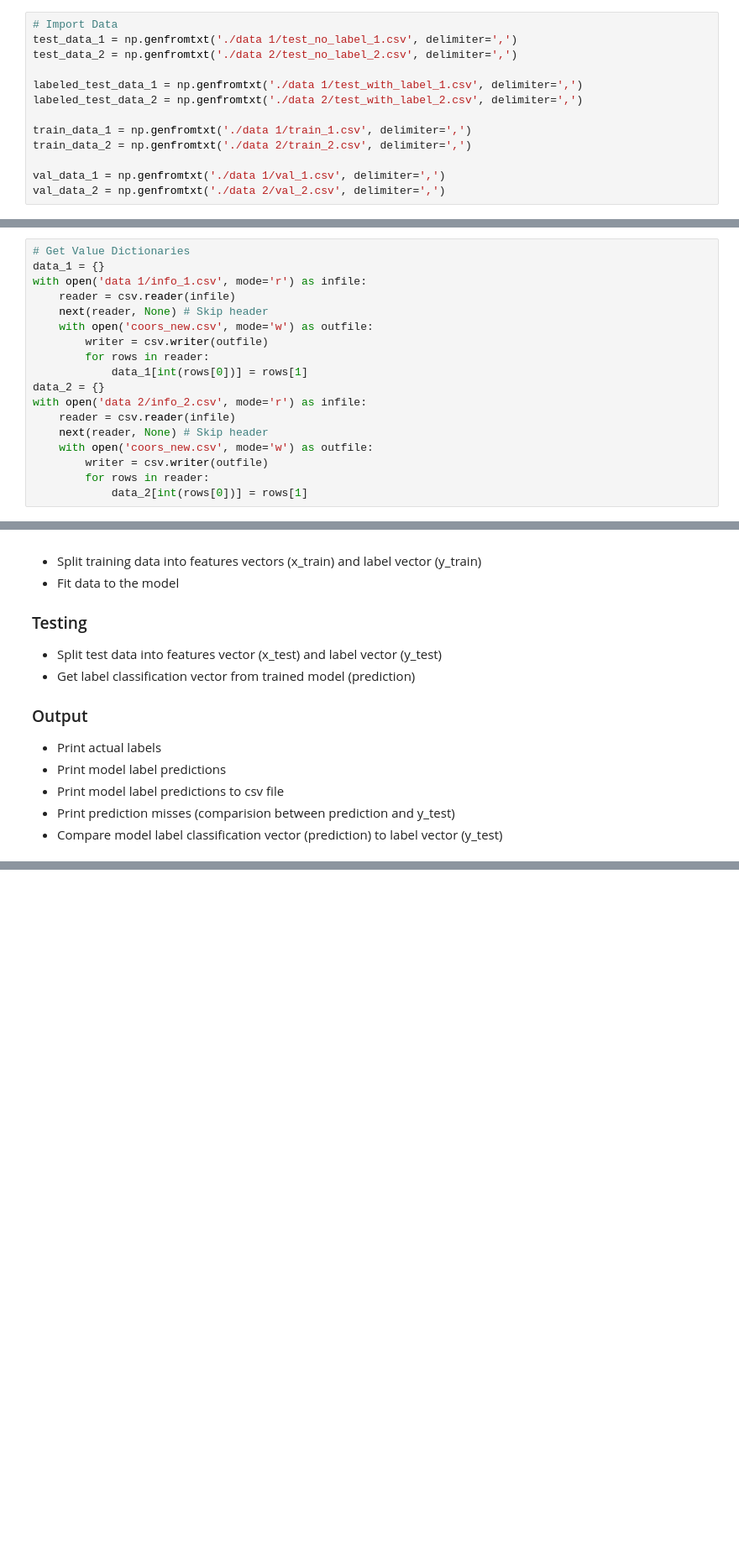
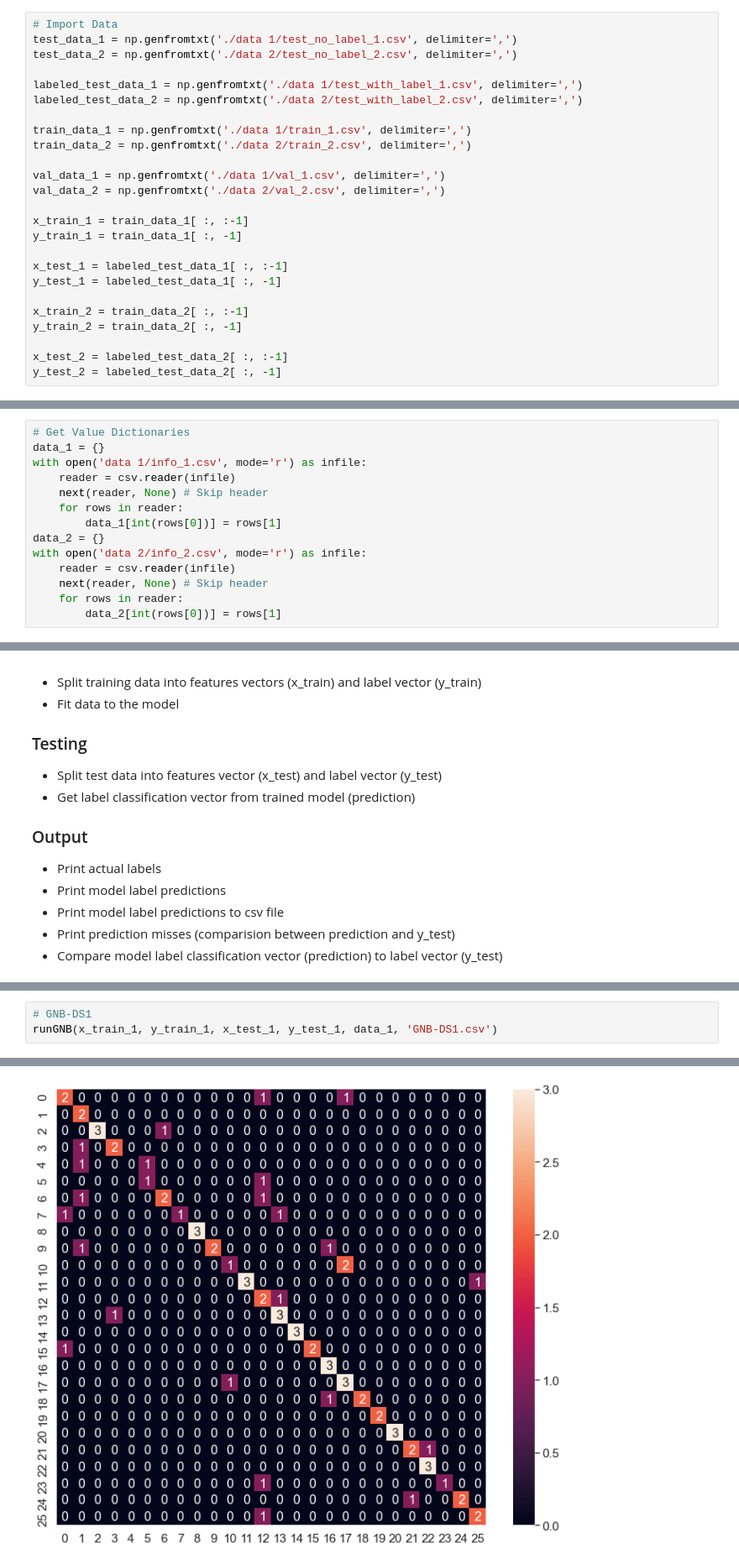
Before and after one commit to BryceHamilton/ML_Workbench, a Jupyter notebook: Assignment 1/MLbench.py.ipynb, the cells around one changed output, grey strips where cells are left out. Shown at 84% size. Drawn from its saved outputs; the diff is of its cells as text; blank space fills up the shorter version.

```diff
--- a/Assignment 1/MLbench.py.ipynb
+++ b/Assignment 1/MLbench.py.ipynb
@@ -42,6 +42,18 @@ train_data_2 = np.genfromtxt('./data 2/train_2.csv', delimiter=',')
 
 val_data_1 = np.genfromtxt('./data 1/val_1.csv', delimiter=',')
 val_data_2 = np.genfromtxt('./data 2/val_2.csv', delimiter=',')
+
+x_train_1 = train_data_1[ :, :-1]
+y_train_1 = train_data_1[ :, -1]
+
+x_test_1 = labeled_test_data_1[ :, :-1]
+y_test_1 = labeled_test_data_1[ :, -1]
+
+x_train_2 = train_data_2[ :, :-1]
+y_train_2 = train_data_2[ :, -1]
+
+x_test_2 = labeled_test_data_2[ :, :-1]
+y_test_2 = labeled_test_data_2[ :, -1]
 # %% [markdown]
 # Reference Dictionaries
 ### Sets up dictionaries to translate values to symbolic names ({0 : 'A', 1 : 'B', etc}
@@ -51,18 +63,14 @@ data_1 = {}
 with open('data 1/info_1.csv', mode='r') as infile:
     reader = csv.reader(infile)
     next(reader, None) # Skip header
-    with open('coors_new.csv', mode='w') as outfile:
-        writer = csv.writer(outfile)
-        for rows in reader:
-            data_1[int(rows[0])] = rows[1]
+    for rows in reader:
+        data_1[int(rows[0])] = rows[1]
 data_2 = {}
 with open('data 2/info_2.csv', mode='r') as infile:
     reader = csv.reader(infile)
     next(reader, None) # Skip header
-    with open('coors_new.csv', mode='w') as outfile:
-        writer = csv.writer(outfile)
-        for rows in reader:
-            data_2[int(rows[0])] = rows[1]
+    for rows in reader:
+        data_2[int(rows[0])] = rows[1]
 # %% [markdown]
 # Plotting Utility Method
 ### Reusable method to return a scatter plot of frequency distributions for a given data set
@@ -275,0 +233,4 @@ weighted avg       0.75      0.67      0.68       520
+# %%
+# GNB-DS1
+runGNB(x_train_1, y_train_1, x_test_1, y_test_1, data_1, 'GNB-DS1.csv')
+# %% [output]
@@ -275,0 +240 @@ weighted avg       0.75      0.67      0.68       520
+[figure, added]
```
Also changed, not shown: parts of 10 cells of this notebook, 2 other files.
